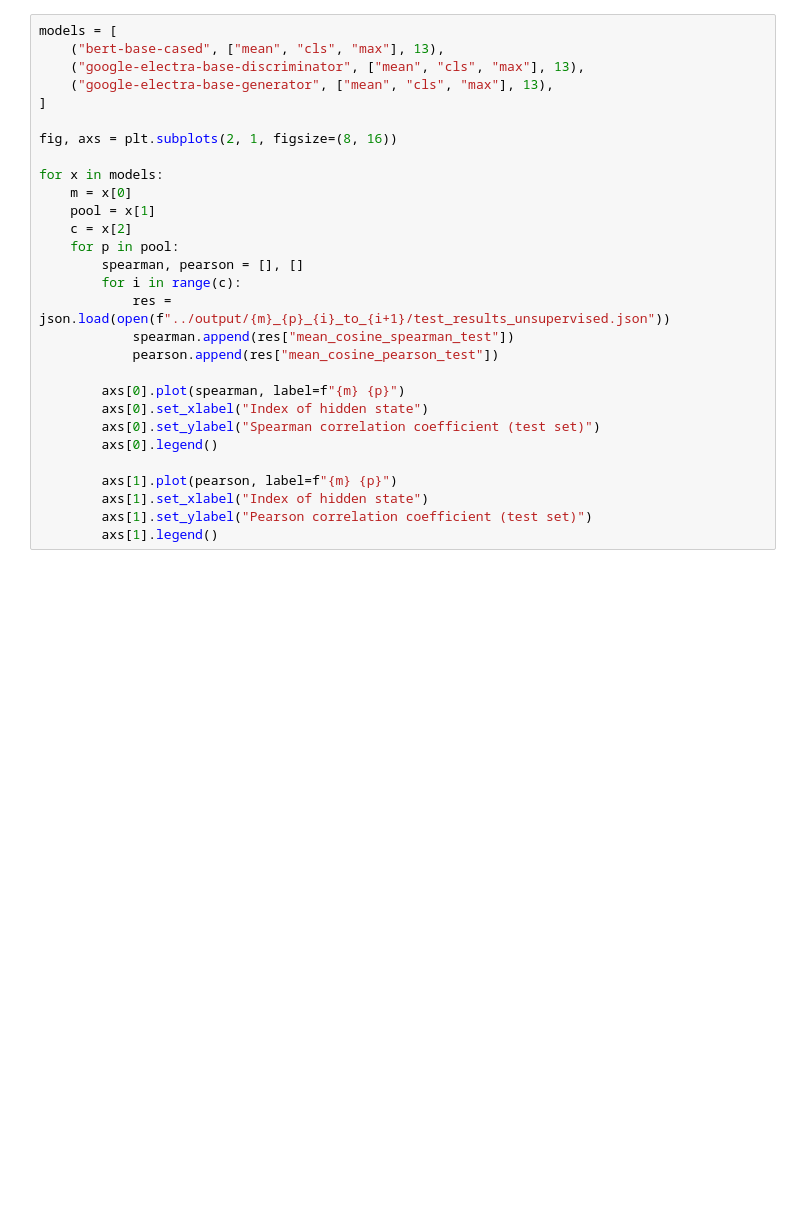
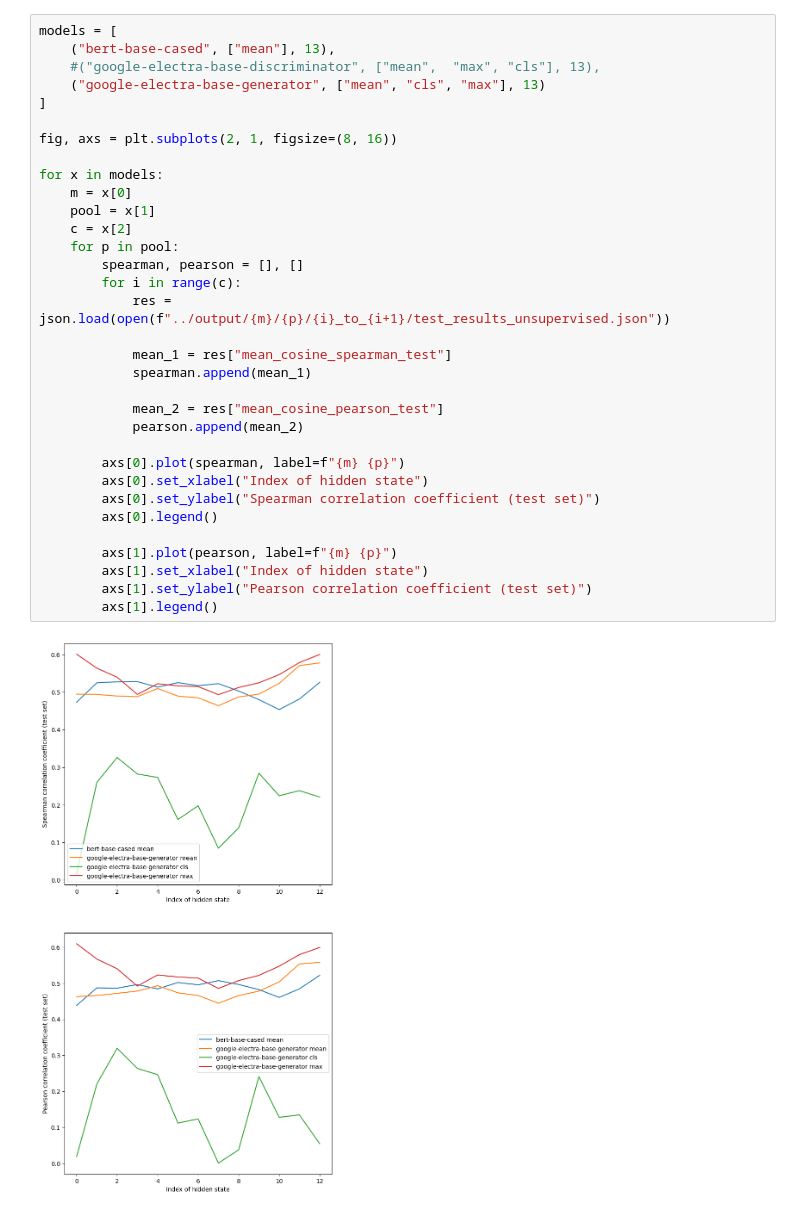
Before and after one commit to ir2718/similarity-embedding-quality, a Jupyter notebook: notebooks/comparison2.ipynb, the cells around one changed output. Saved outputs shown, nothing was run; the diff lists cells and outputs as text; blank space fills up the shorter version.

```diff
--- a/notebooks/comparison2.ipynb
+++ b/notebooks/comparison2.ipynb
@@ -76,29 +119,35 @@ for x in models:
 # %%
 models = [
-    ("bert-base-cased", ["mean", "cls", "max"], 13),
-    ("google-electra-base-discriminator", ["mean", "cls", "max"], 13),
-    ("google-electra-base-generator", ["mean", "cls", "max"], 13),
+    ("bert-base-cased", ["mean"], 13),
+    #("google-electra-base-discriminator", ["mean",  "max", "cls"], 13),
+    ("google-electra-base-generator", ["mean", "cls", "max"], 13)
 ]
 
 fig, axs = plt.subplots(2, 1, figsize=(8, 16))
 
 for x in models:
     m = x[0]
     pool = x[1]
     c = x[2]
     for p in pool:
         spearman, pearson = [], []
         for i in range(c):
-            res = json.load(open(f"../output/{m}_{p}_{i}_to_{i+1}/test_results_unsupervised.json"))
-            spearman.append(res["mean_cosine_spearman_test"])
-            pearson.append(res["mean_cosine_pearson_test"])
+            res = json.load(open(f"../output/{m}/{p}/{i}_to_{i+1}/test_results_unsupervised.json"))
+
+            mean_1 = res["mean_cosine_spearman_test"]
+            spearman.append(mean_1)
+
+            mean_2 = res["mean_cosine_pearson_test"]
+            pearson.append(mean_2)
 
         axs[0].plot(spearman, label=f"{m} {p}")
         axs[0].set_xlabel("Index of hidden state")
         axs[0].set_ylabel("Spearman correlation coefficient (test set)")
         axs[0].legend()
 
         axs[1].plot(pearson, label=f"{m} {p}")
         axs[1].set_xlabel("Index of hidden state")
         axs[1].set_ylabel("Pearson correlation coefficient (test set)")
         axs[1].legend()
+# %% [output]
+[figure, added]
```
Also changed, not shown: parts of 7 cells of this notebook, 5 other files.
